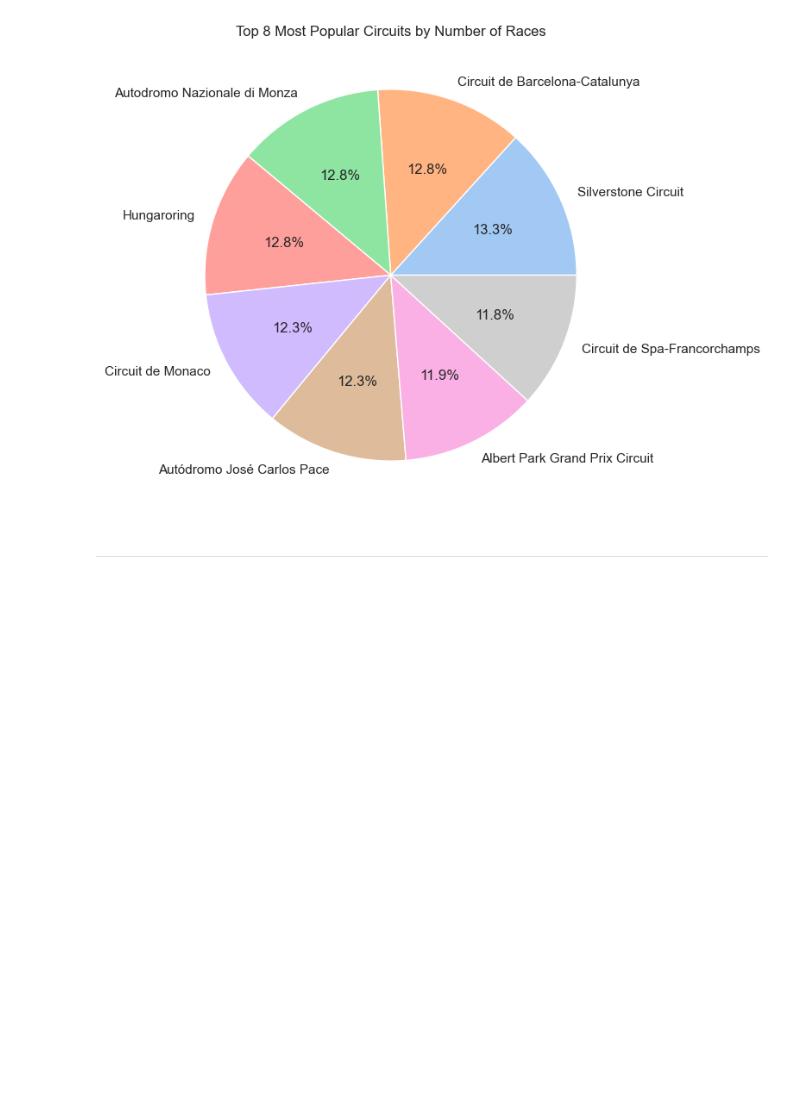
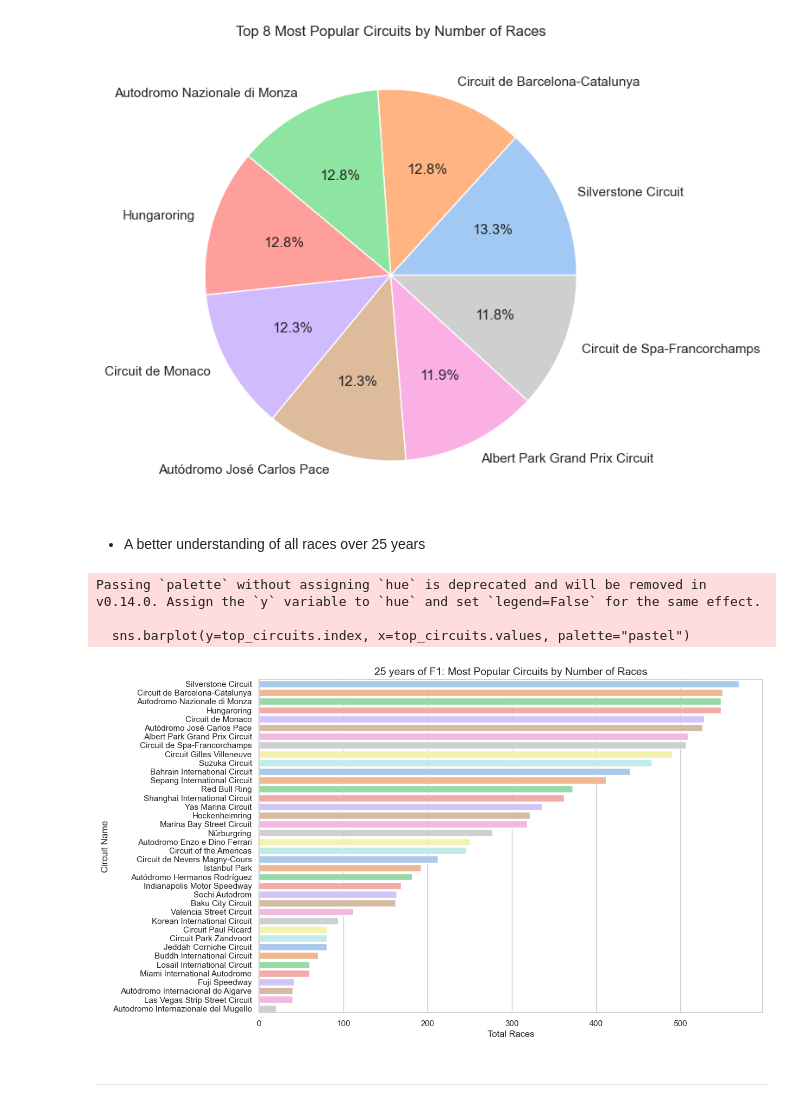
Before and after one commit to juliancolling/Formula1, a Jupyter notebook: jupyter_notebooks/F1_Analysis.ipynb, the cells around one changed output. Saved outputs shown, nothing was run; the diff lists cells and outputs as text; code cells hidden in the pictures; blank space fills up the shorter version.

Commit message:
Total Number of Race Circuits Over 25 Years

```diff
--- a/jupyter_notebooks/F1_Analysis.ipynb
+++ b/jupyter_notebooks/F1_Analysis.ipynb
@@ -418,6 +418,30 @@ plt.title("Top 8 Most Popular Circuits by Number of Races")
 plt.show()
 # %% [output]
 [figure]
+# %% [markdown]
+* A better understanding of all races over 25 years
+# %%
+# Count races per circuit (using 'name' column for circuit names)
+top_circuits = df['name'].value_counts().head(38)
+
+# Set figure size
+plt.figure(figsize=(12, 8))
+
+# Create a bar chart using Seaborn
+sns.barplot(y=top_circuits.index, x=top_circuits.values, palette="pastel")
+
+# Add title and labels
+plt.title("25 years of F1: Most Popular Circuits by Number of Races", fontsize=14)
+plt.xlabel("Total Races", fontsize=12)
+plt.ylabel("Circuit Name", fontsize=12)
+
+# Show the plot
+plt.show()
+# %% [output]
+Passing `palette` without assigning `hue` is deprecated and will be removed in v0.14.0. Assign the `y` variable to `hue` and set `legend=False` for the same effect.
+
+  sns.barplot(y=top_circuits.index, x=top_circuits.values, palette="pastel")
+[figure, added]
 # %% [markdown]
 ---
 # %% [markdown]
```
